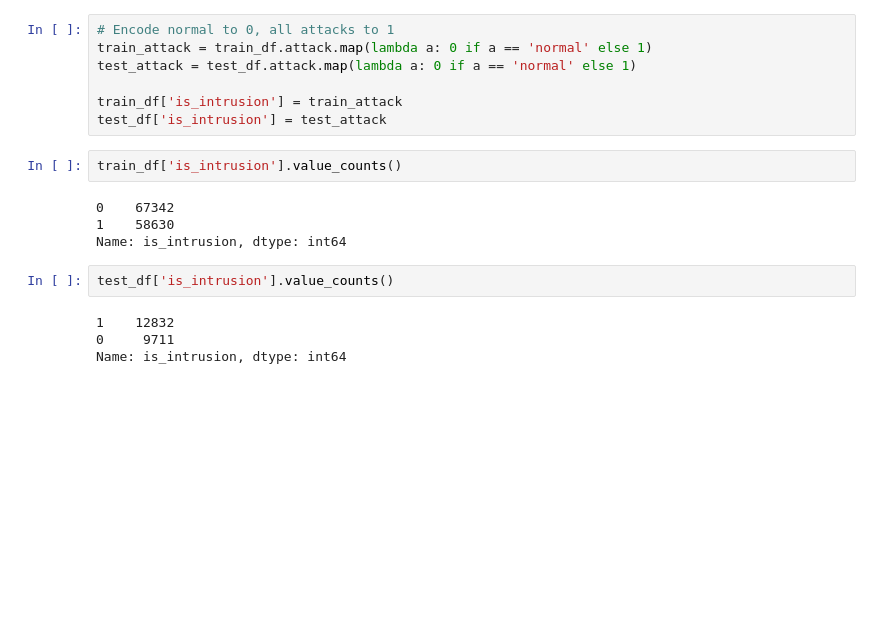
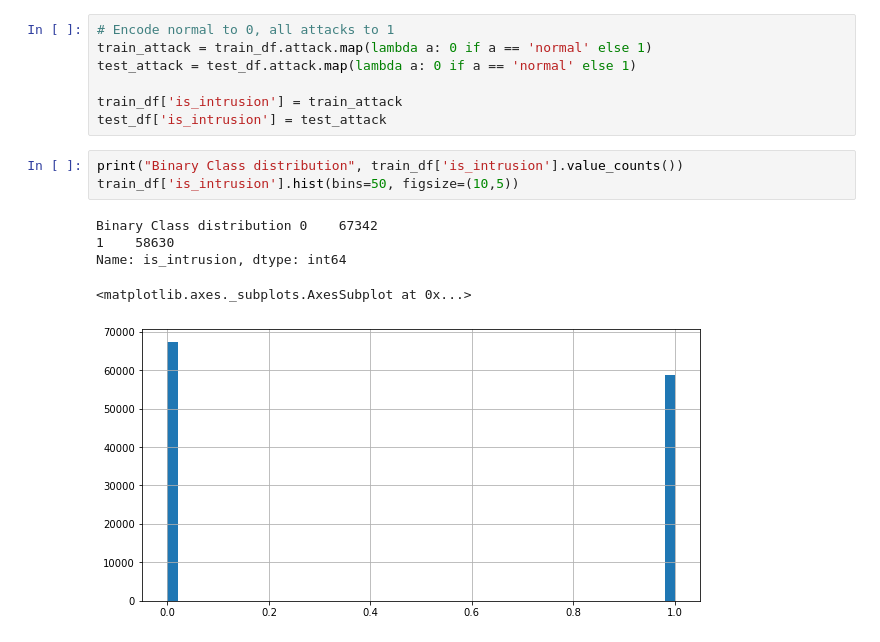
Before and after one commit to rojinadeuja/NSL-KDD-Network-Security, a Jupyter notebook: 01-Exploratory-Data-Analysis.ipynb, the cells around one changed output. Cells and saved outputs as stored; diff of their text form; blank space fills up the shorter version.

```diff
--- a/01-Exploratory-Data-Analysis.ipynb
+++ b/01-Exploratory-Data-Analysis.ipynb
@@ -208,15 +208,12 @@ test_attack = test_df.attack.map(lambda a: 0 if a == 'normal' else 1)
 
 train_df['is_intrusion'] = train_attack
 test_df['is_intrusion'] = test_attack
-# %%
-train_df['is_intrusion'].value_counts()
-# %% [output]
-0    67342
-1    58630
-Name: is_intrusion, dtype: int64
-# %%
-test_df['is_intrusion'].value_counts()
-# %% [output]
-1    12832
-0     9711
-Name: is_intrusion, dtype: int64
+# %%
+print("Binary Class distribution", train_df['is_intrusion'].value_counts())
+train_df['is_intrusion'].hist(bins=50, figsize=(10,5))
+# %% [output]
+Binary Class distribution 0    67342
+1    58630
+Name: is_intrusion, dtype: int64
+<matplotlib.axes._subplots.AxesSubplot at 0x...>
+[figure, added]
```
Also changed, not shown: parts of 2 cells of this notebook.
